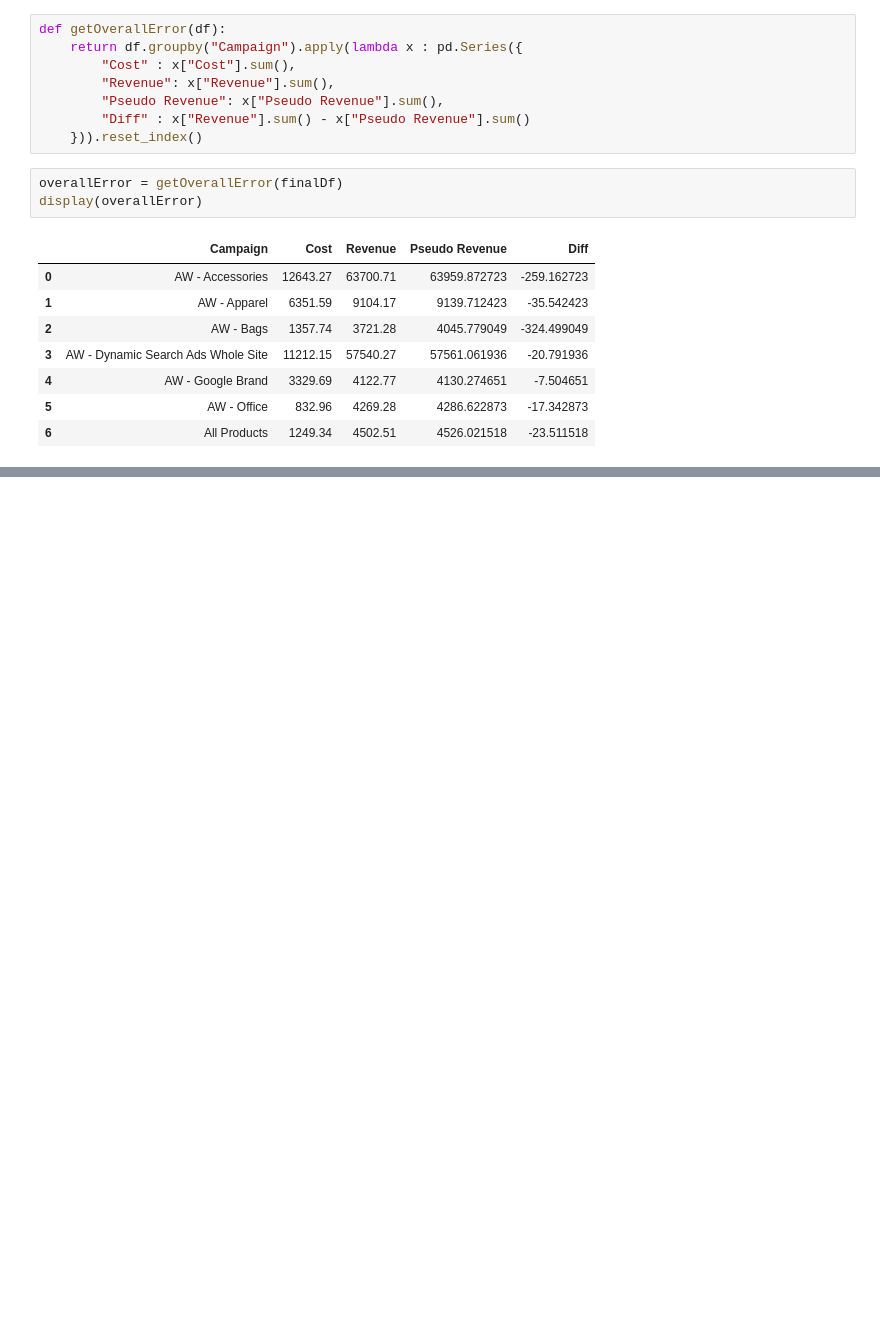
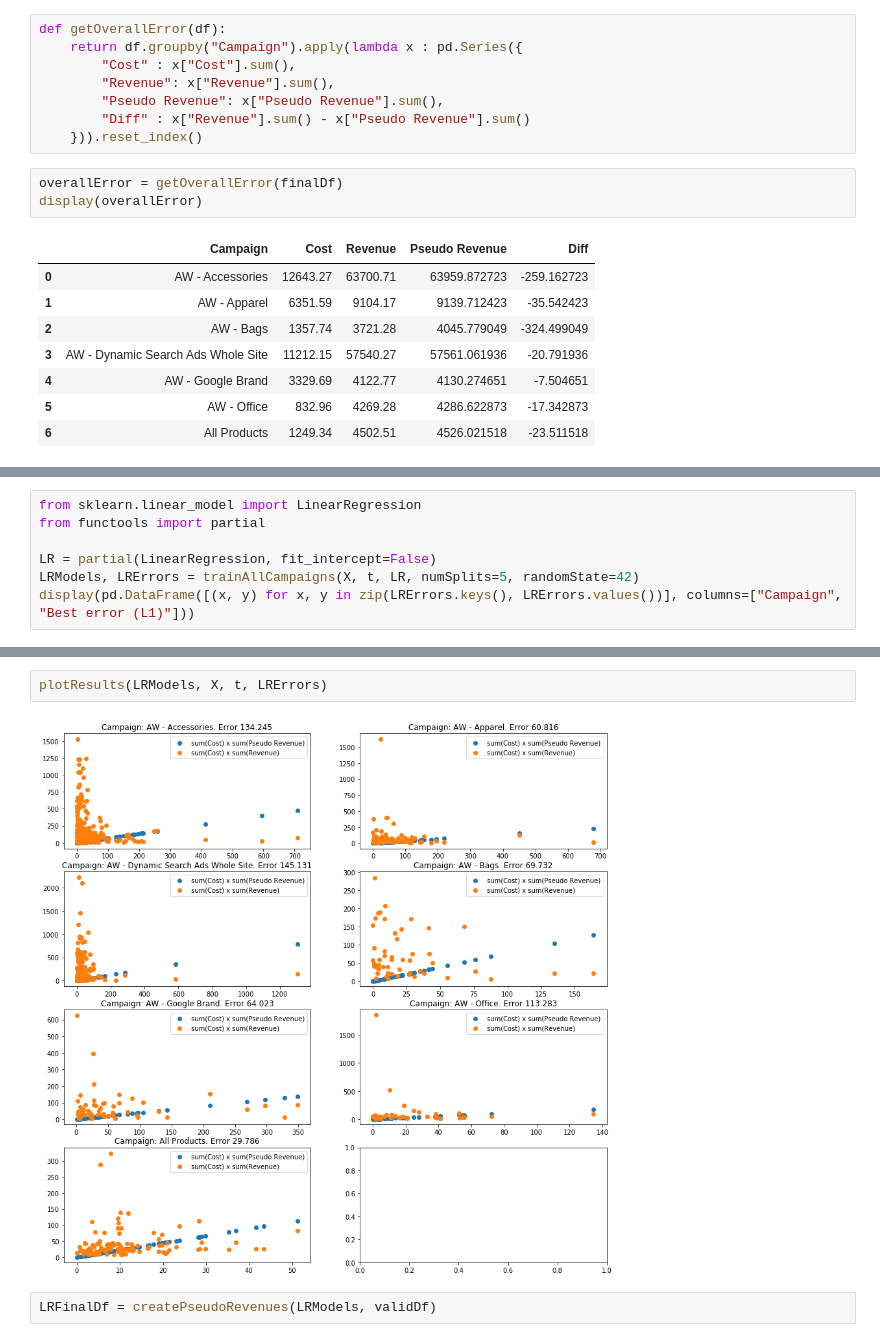
Before and after one commit to Morphl-AI/Ecommerce-Marketing-Spend-Optimization, a Jupyter notebook: Notebooks/3. Budget allocation - pseudo-revenue - first-revenue assumption - baseline statistical model .ipynb, the cells around one changed output, grey strips where cells are left out. Saved outputs shown, nothing was run; the diff lists cells and outputs as text; blank space fills up the shorter version.

Commit message:
Added (BUGGY) Linear Regression results. To fix.

```diff
--- a/Notebooks/3. Budget allocation - pseudo-revenue - first-revenue assumption - baseline statistical model .ipynb
+++ b/Notebooks/3. Budget allocation - pseudo-revenue - first-revenue assumption - baseline statistical model .ipynb
@@ -302,0 +299,7 @@ All Products (451, 8)
+# %%
+from sklearn.linear_model import LinearRegression
+from functools import partial
+
+LR = partial(LinearRegression, fit_intercept=False)
+LRModels, LRErrors = trainAllCampaigns(X, t, LR, numSplits=5, randomState=42)
+display(pd.DataFrame([(x, y) for x, y in zip(LRErrors.keys(), LRErrors.values())], columns=["Campaign", "Best error (L1)"]))
@@ -302,0 +315,6 @@ All Products (451, 8)
+# %%
+plotResults(LRModels, X, t, LRErrors)
+# %% [output]
+[figure, added]
+# %%
+LRFinalDf = createPseudoRevenues(LRModels, validDf)
```
Also changed, not shown: parts of 12 cells of this notebook.
